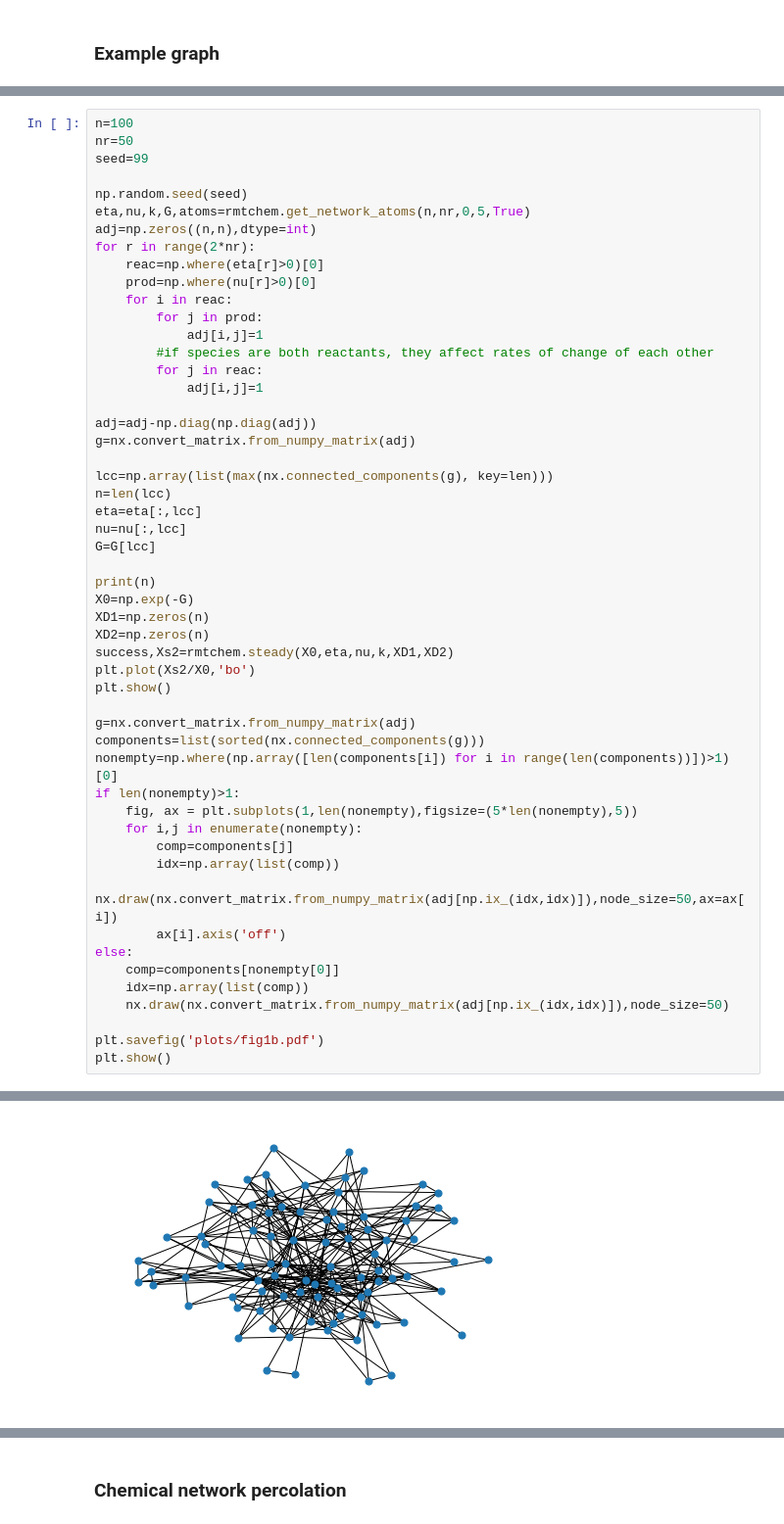
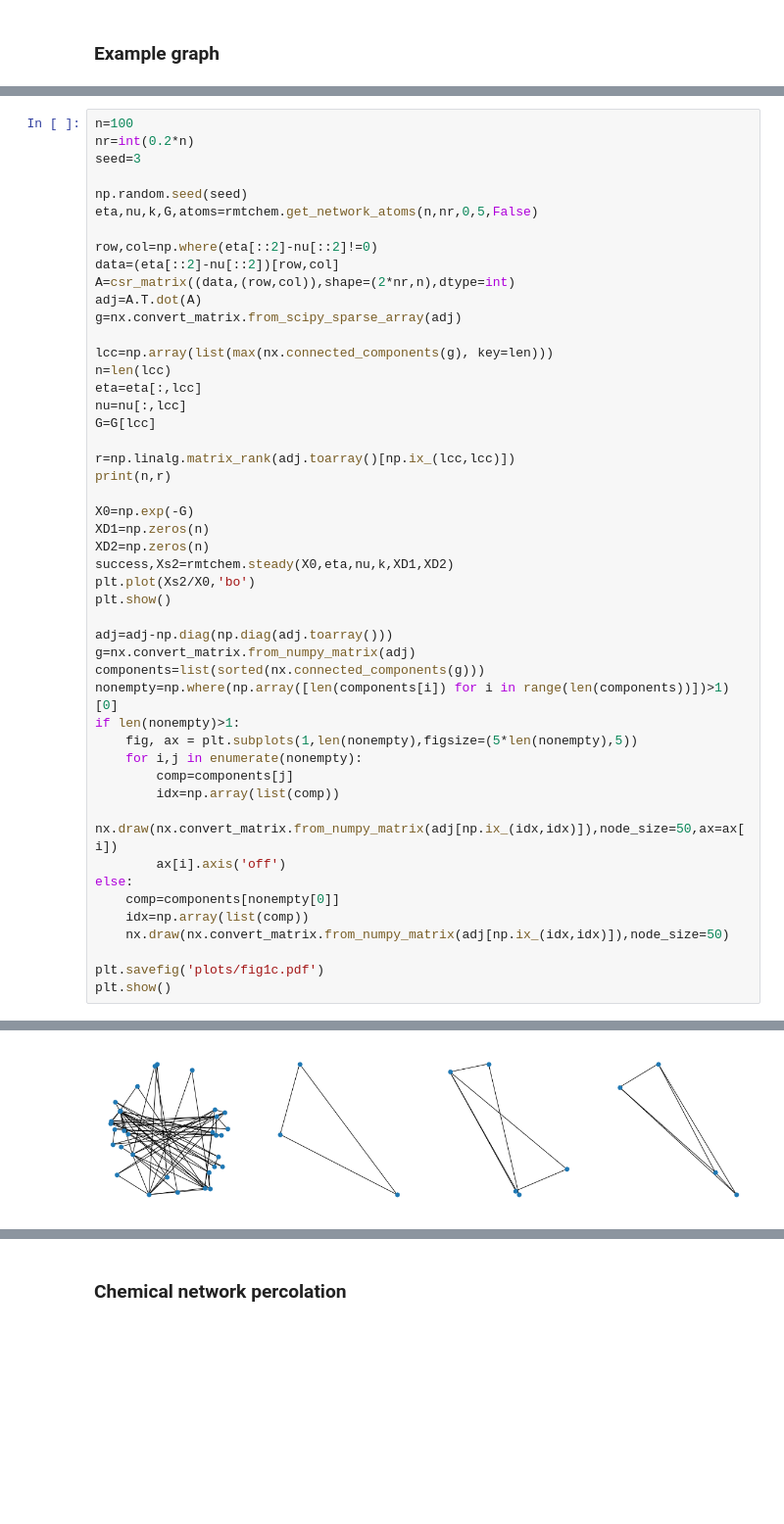
Before and after one commit to znicolaou/rmtchem, a Jupyter notebook: plots.ipynb, the cells around one changed output, grey strips where cells are left out. Shown at 98% size. Cells and saved outputs as stored; diff of their text form; blank space fills up the shorter version.

```diff
--- a/plots.ipynb
+++ b/plots.ipynb
@@ -54,23 +34,16 @@ in Networkx 3.0. Use `from_scipy_sparse_array` instead.
 # %%
 n=100
-nr=50
-seed=99
+nr=int(0.2*n)
+seed=3
 
 np.random.seed(seed)
-eta,nu,k,G,atoms=rmtchem.get_network_atoms(n,nr,0,5,True)
-adj=np.zeros((n,n),dtype=int)
-for r in range(2*nr):
-    reac=np.where(eta[r]>0)[0]
-    prod=np.where(nu[r]>0)[0]
-    for i in reac:
-        for j in prod:
-            adj[i,j]=1
-        #if species are both reactants, they affect rates of change of each other
-        for j in reac:
-            adj[i,j]=1
+eta,nu,k,G,atoms=rmtchem.get_network_atoms(n,nr,0,5,False)
 
-adj=adj-np.diag(np.diag(adj))
-g=nx.convert_matrix.from_numpy_matrix(adj)
+row,col=np.where(eta[::2]-nu[::2]!=0)
+data=(eta[::2]-nu[::2])[row,col]
+A=csr_matrix((data,(row,col)),shape=(2*nr,n),dtype=int)
+adj=A.T.dot(A)
+g=nx.convert_matrix.from_scipy_sparse_array(adj)
 
 lcc=np.array(list(max(nx.connected_components(g), key=len)))
 n=len(lcc)
@@ -78,7 +51,9 @@ eta=eta[:,lcc]
 nu=nu[:,lcc]
 G=G[lcc]
 
-print(n)
+r=np.linalg.matrix_rank(adj.toarray()[np.ix_(lcc,lcc)])
+print(n,r)
+
 X0=np.exp(-G)
 XD1=np.zeros(n)
 XD2=np.zeros(n)
@@ -86,6 +61,7 @@ success,Xs2=rmtchem.steady(X0,eta,nu,k,XD1,XD2)
 plt.plot(Xs2/X0,'bo')
 plt.show()
 
+adj=adj-np.diag(np.diag(adj.toarray()))
 g=nx.convert_matrix.from_numpy_matrix(adj)
 components=list(sorted(nx.connected_components(g)))
 nonempty=np.where(np.array([len(components[i]) for i in range(len(components))])>1)[0]
@@ -101,6 +77,6 @@ else:
     idx=np.array(list(comp))
     nx.draw(nx.convert_matrix.from_numpy_matrix(adj[np.ix_(idx,idx)]),node_size=50)
 
-plt.savefig('plots/fig1b.pdf')
+plt.savefig('plots/fig1c.pdf')
 plt.show()
 # %% [output]
@@ -109 +85 @@ plt.show()
-[figure, old version]
+[figure, new version]
```
Also changed, not shown: parts of 7 cells of this notebook, 7 other files.
